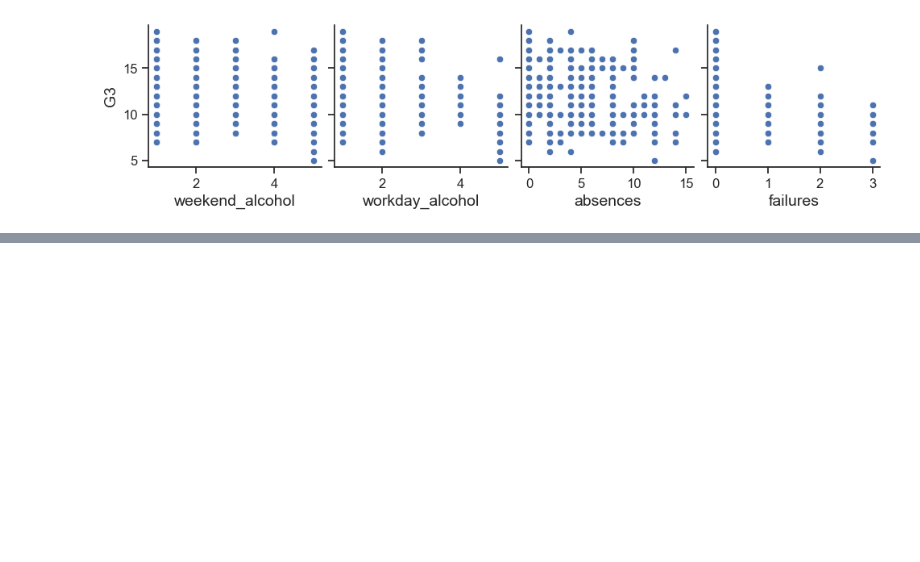
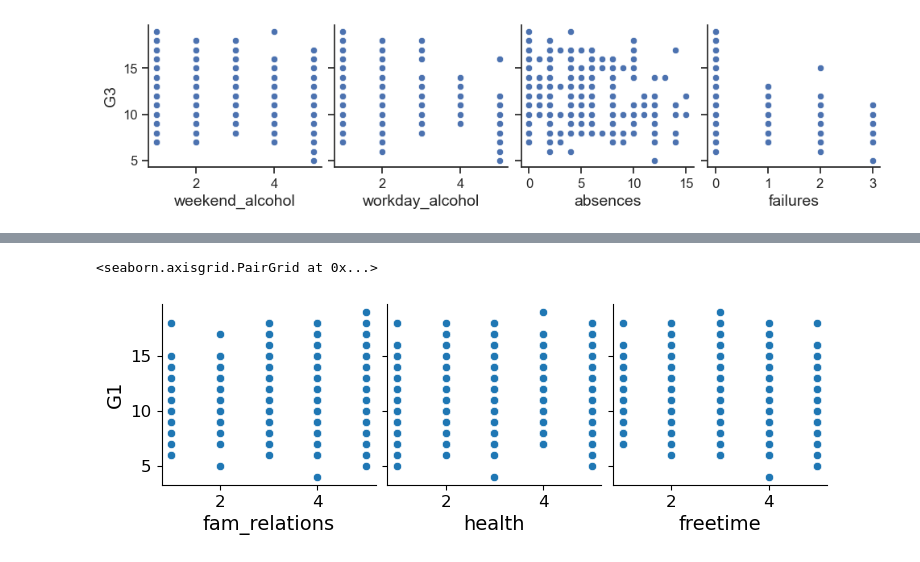
Before and after one commit to sk2003hw/Data-Mining-and-Machine-Learning-Portfolio, a Jupyter notebook: Lab 2.ipynb, the cells around one changed output, grey strips where cells are left out. Cells and saved outputs as stored; diff of their text form; code cells hidden in the pictures; blank space fills up the shorter version.

```diff
--- a/Lab 2.ipynb
+++ b/Lab 2.ipynb
@@ -709,0 +786,9 @@ sns.pairplot(
+# %%
+sns.pairplot(
+    data4,
+    x_vars=["fam_relations", "health","freetime" ],
+    y_vars=["G1"],
+)
+# %% [output]
+<seaborn.axisgrid.PairGrid at 0x...>
+[figure, added]
```
Also changed, not shown: parts of 5 cells of this notebook.
